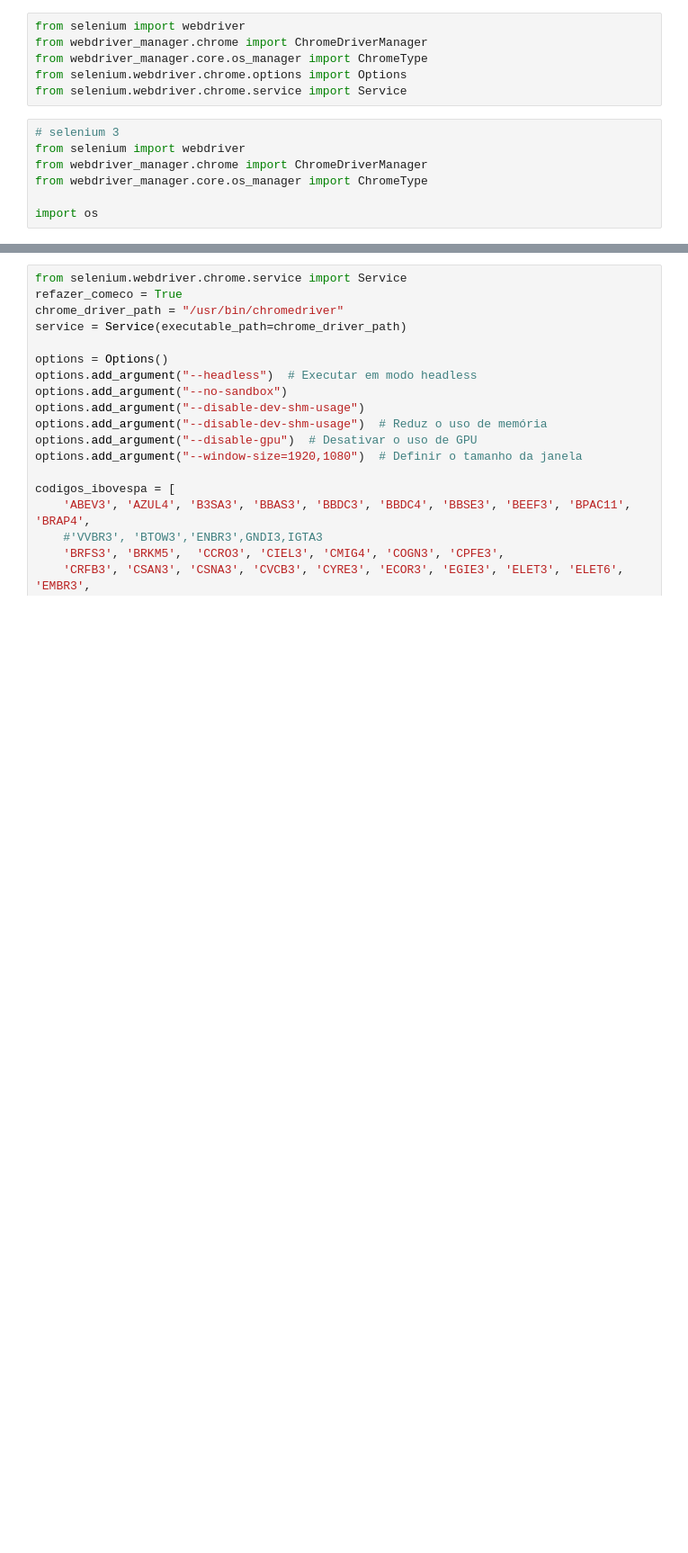
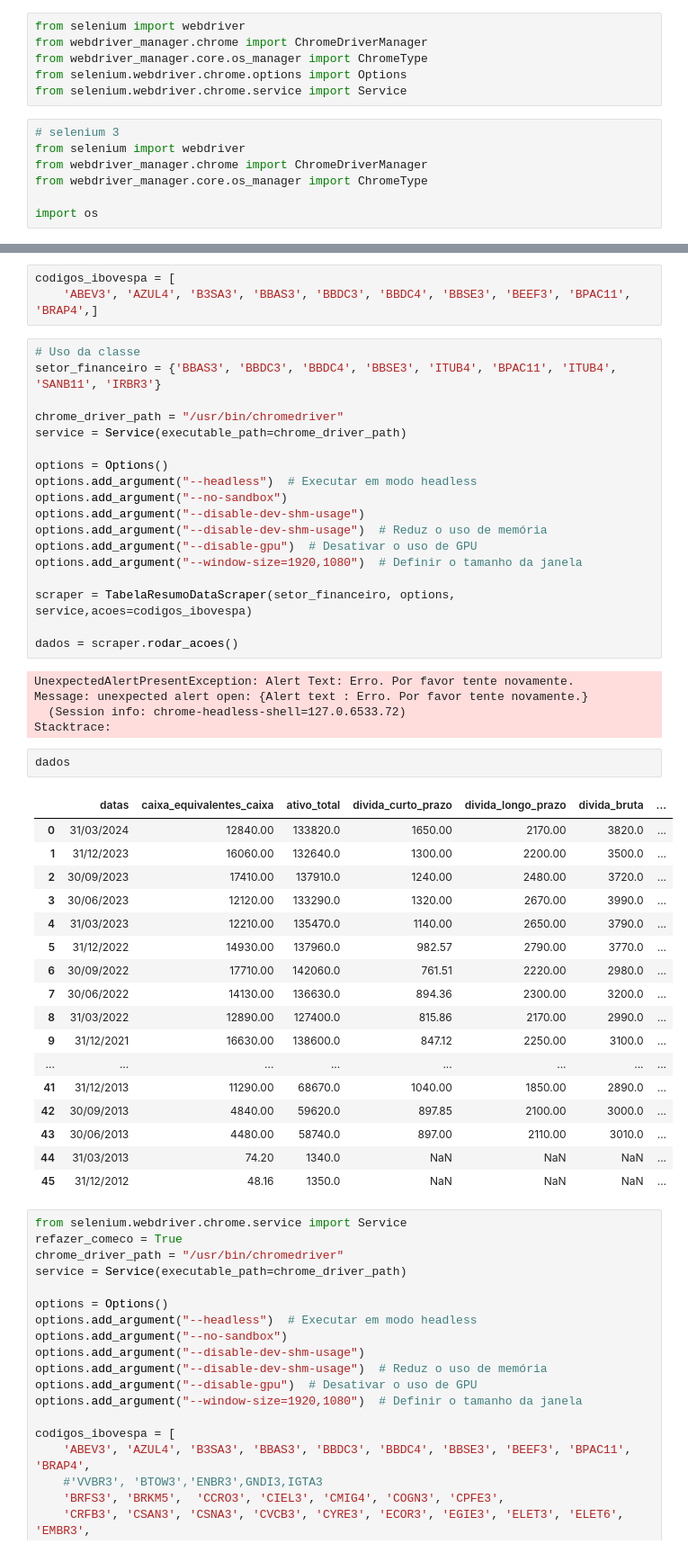
Before and after one commit to Jeferson100/fundamentalist-stock-brazil, a Jupyter notebook: teste_2.ipynb, the cells around one changed output, grey strips where cells are left out. Shown: that part at 90% size. Drawn from its saved outputs; the diff is of its cells as text; blank space fills up the shorter version.

Commit message:
Criando a classe para coleta de dados do balanco trimonial

```diff
--- a/teste_2.ipynb
+++ b/teste_2.ipynb
@@ -121,3 +195,49 @@ class TabelaResumoDataScraper:
+# %%
+codigos_ibovespa = [
+    'ABEV3', 'AZUL4', 'B3SA3', 'BBAS3', 'BBDC3', 'BBDC4', 'BBSE3', 'BEEF3', 'BPAC11', 'BRAP4',]
+# %%
+# Uso da classe
+setor_financeiro = {'BBAS3', 'BBDC3', 'BBDC4', 'BBSE3', 'ITUB4', 'BPAC11', 'ITUB4', 'SANB11', 'IRBR3'}
+
+chrome_driver_path = "/usr/bin/chromedriver"
+service = Service(executable_path=chrome_driver_path)
+
+options = Options()
+options.add_argument("--headless")  # Executar em modo headless
+options.add_argument("--no-sandbox")
+options.add_argument("--disable-dev-shm-usage")
+options.add_argument("--disable-dev-shm-usage")  # Reduz o uso de memória
+options.add_argument("--disable-gpu")  # Desativar o uso de GPU
+options.add_argument("--window-size=1920,1080")  # Definir o tamanho da janela
+
+scraper = TabelaResumoDataScraper(setor_financeiro, options, service,acoes=codigos_ibovespa)
+
+dados = scraper.rodar_acoes()
+# %% [output]
+UnexpectedAlertPresentException: Alert Text: Erro. Por favor tente novamente.
+Message: unexpected alert open: {Alert text : Erro. Por favor tente novamente.}
+  (Session info: chrome-headless-shell=127.0.6533.72)
+Stacktrace:
+# %%
+dados
+# %% [output]
+|  | datas | caixa_equivalentes_caixa | ativo_total | divida_curto_prazo | divida_longo_prazo | divida_bruta | ... |
+| 0 | 31/03/2024 | 12840.00 | 133820.0 | 1650.00 | 2170.00 | 3820.0 | ... |
+| 1 | 31/12/2023 | 16060.00 | 132640.0 | 1300.00 | 2200.00 | 3500.0 | ... |
+| 2 | 30/09/2023 | 17410.00 | 137910.0 | 1240.00 | 2480.00 | 3720.0 | ... |
+| 3 | 30/06/2023 | 12120.00 | 133290.0 | 1320.00 | 2670.00 | 3990.0 | ... |
+| 4 | 31/03/2023 | 12210.00 | 135470.0 | 1140.00 | 2650.00 | 3790.0 | ... |
+| 5 | 31/12/2022 | 14930.00 | 137960.0 | 982.57 | 2790.00 | 3770.0 | ... |
+| 6 | 30/09/2022 | 17710.00 | 142060.0 | 761.51 | 2220.00 | 2980.0 | ... |
+| 7 | 30/06/2022 | 14130.00 | 136630.0 | 894.36 | 2300.00 | 3200.0 | ... |
+| 8 | 31/03/2022 | 12890.00 | 127400.0 | 815.86 | 2170.00 | 2990.0 | ... |
+| 9 | 31/12/2021 | 16630.00 | 138600.0 | 847.12 | 2250.00 | 3100.0 | ... |
+| ... | ... | ... | ... | ... | ... | ... | ... |
+| 41 | 31/12/2013 | 11290.00 | 68670.0 | 1040.00 | 1850.00 | 2890.0 | ... |
+| 42 | 30/09/2013 | 4840.00 | 59620.0 | 897.85 | 2100.00 | 3000.0 | ... |
+| 43 | 30/06/2013 | 4480.00 | 58740.0 | 897.00 | 2110.00 | 3010.0 | ... |
+| 44 | 31/03/2013 | 74.20 | 1340.0 | NaN | NaN | NaN | ... |
+| 45 | 31/12/2012 | 48.16 | 1350.0 | NaN | NaN | NaN | ... |
 # %%
 from selenium.webdriver.chrome.service import Service
 refazer_comeco = True
```
Also changed, not shown: parts of 5 cells of this notebook, 2 other files.
